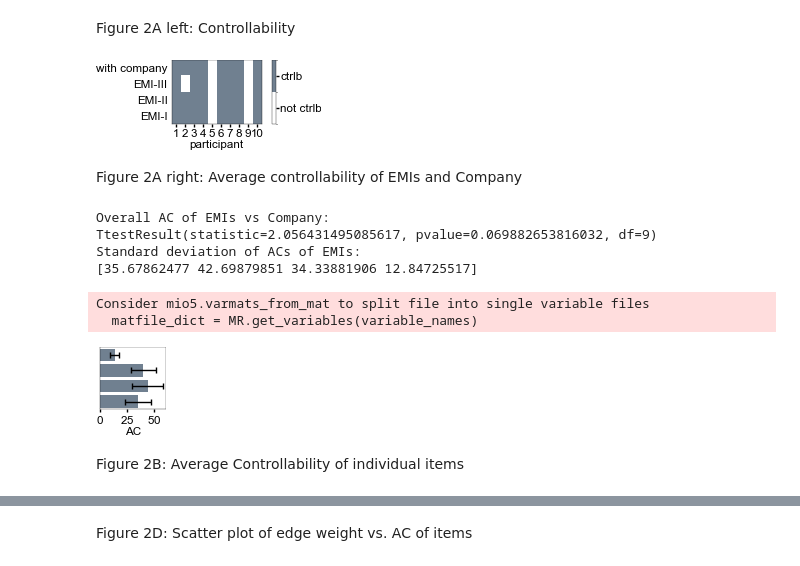
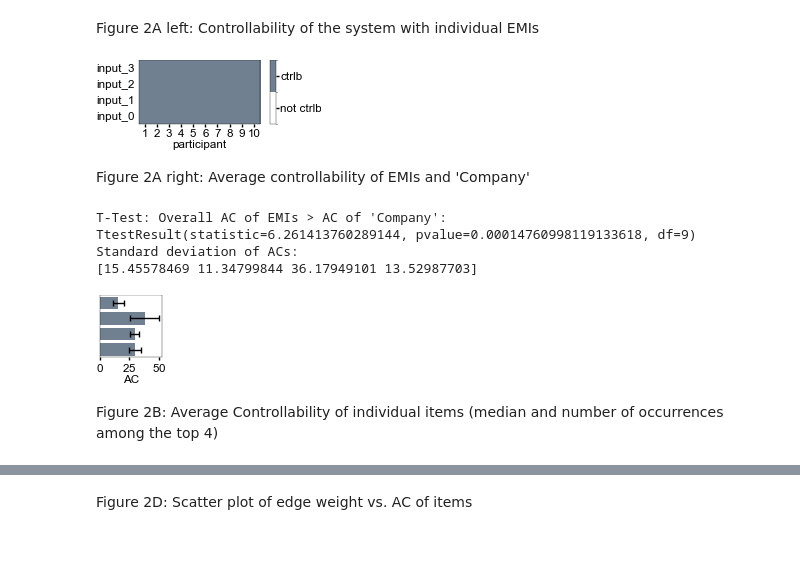
Before and after one commit to antonH22/control_theory_for_emi, a Jupyter notebook: paper_figure2.ipynb, the cells around one changed output, grey strips where cells are left out. Saved outputs shown, nothing was run; the diff lists cells and outputs as text; code cells hidden in the pictures.

```diff
--- a/paper_figure2.ipynb
+++ b/paper_figure2.ipynb
@@ -1,47 +1,62 @@
+# %%
+### If testing, data is randomly generated, and plots are not saved.
+### For performing the analysis with actual data, set TEST = False.
+TEST = True
 # %% [markdown]
-Figure 2A left: Controllability
+Figure 2A left: Controllability of the system with individual EMIs
 # %%
-from ctrl.discrete_optimal_control2 import LQR
+from ctrl.discrete_optimal_control import LQR
 from ctrl import utils
+from custom_rcparams_paper import colors
 import numpy as np
 import matplotlib.pyplot as plt
 import matplotlib as mpl
-from custom_rcparams_paper import colors
+import os
 
-data = utils.load_data()
+if TEST:
+    data = utils.generate_random_dataset(10, 50)
+else:
+    data = utils.load_data()
+    os.makedirs('figures', exist_ok=True)
 features = data[0]['Xlabs']
 intervs = data[0]['Ilabs']
 controllable = np.zeros((len(data), len(intervs)), dtype=bool)
 
 for j in range(len(data)):
     X = data[j]['X']
     A = data[j]['A']
-    B = data[j]['C']
+    B = data[j]['B']
     for i in range(len(intervs)):
-        controllable[j,i] = LQR.controllable(A, B[:,i:i+1])
+        controllable[j,i] = LQR.controllable(A, B[:,i:i+1])     # For controllability of single EMIs, cut out the column of B representing that EMI
 
 fig, ax = plt.subplots(figsize=(1.8,0.9))
 cmap = colors.binary_cmap
 ax, cbar = utils.colorplot_trajectory(controllable, labels=intervs, ax=ax, cmap=cmap,
                                       norm=mpl.colors.BoundaryNorm([-0.5,0.5,1.5], 200),
                                       origin='lower')
 ax.set_xticks(range(len(data)), labels=range(1, len(data)+1))
 ax.set_xlabel('participant')
 cbar.ax.set_yticks([0,1], labels=['not ctrlb', 'ctrlb'])
-plt.savefig('figures/figure2Al.png')
+if not TEST:
+    plt.savefig('figures/figure2Al.png')
+    plt.savefig('figures/figure2Al.svg')
 # %% [output]
-[figure, old version]
+[figure, new version]
 # %% [markdown]
-Figure 2A right: Average controllability of EMIs and Company
+Figure 2A right: Average controllability of EMIs and 'Company'
 # %%
 from scipy import stats
-from ctrl.discrete_optimal_control2 import LQR
+from ctrl.discrete_optimal_control import LQR
 from ctrl import utils
 import numpy as np
 import matplotlib.pyplot as plt
 from custom_rcparams_paper import colors
 
-data = utils.load_data()
+if TEST:
+    data = utils.generate_random_dataset(10, 50)
+else:
+    data = utils.load_data()
+    os.makedirs('figures', exist_ok=True)
 features = data[0]['Xlabs']
 intervs = data[0]['Ilabs']
 AC = np.zeros((len(data), len(intervs)))
@@ -49,9 +64,9 @@ AC = np.zeros((len(data), len(intervs)))
 for j in range(len(data)):
     X = data[j]['X']
     A = data[j]['A']
-    B = data[j]['C']
+    B = data[j]['B']
     for i in range(len(intervs)):
-        gramian = LQR.ctrb_gramian(A, B[:,i:i+1], 15)
+        gramian = LQR.ctrb_gramian(A, B[:,i:i+1], 15)   # Average controllability is the trace of the ctrb gramian
         AC[j,i] = np.diag(gramian).sum()
 
 fig, ax = plt.subplots(figsize=(0.7,0.9))
@@ -62,21 +77,21 @@ ax.set_xticks([0,25,50])
 ax.set_ylim([-0.5, len(intervs)-0.5])
 ax.tick_params(which='major', left=False)
 ax.set_xlabel('AC')
-plt.savefig('figures/figure2Ar.png')
+if not TEST:
+    plt.savefig('figures/figure2Ar.png')
+    plt.savefig('figures/figure2Ar.svg')
 
-print('Overall AC of EMIs vs Company:')
+print("T-Test: Overall AC of EMIs > AC of 'Company':")
 print(stats.ttest_rel(AC[:,:3].mean(axis=1), AC[:,3]))
 
-print('Standard deviation of ACs of EMIs:')
+print('Standard deviation of ACs:')
 print(AC.std(0))
 # %% [output]
-Overall AC of EMIs vs Company:
-TtestResult(statistic=2.056431495085617, pvalue=0.069882653816032, df=9)
-Standard deviation of ACs of EMIs:
-[35.67862477 42.69879851 34.33881906 12.84725517]
+T-Test: Overall AC of EMIs > AC of 'Company':
+TtestResult(statistic=6.261413760289144, pvalue=0.00014760998119133618, df=9)
+Standard deviation of ACs:
+[15.45578469 11.34799844 36.17949101 13.52987703]
-Consider mio5.varmats_from_mat to split file into single variable files
-  matfile_dict = MR.get_variables(variable_names)
-[figure, old version]
+[figure, new version]
 # %% [markdown]
-Figure 2B: Average Controllability of individual items
+Figure 2B: Average Controllability of individual items (median and number of occurrences among the top 4)
 # %%
```
Also changed, not shown: parts of 8 cells of this notebook, 7 other files.
